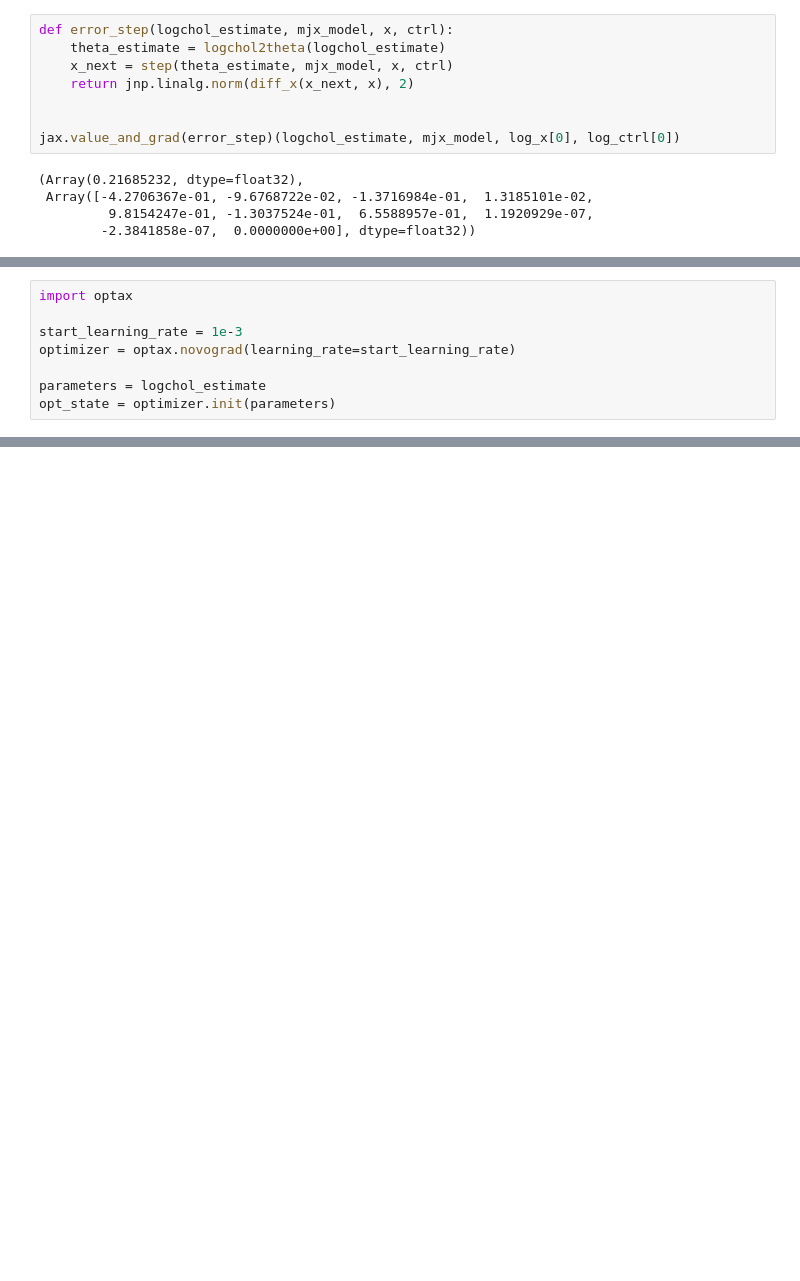
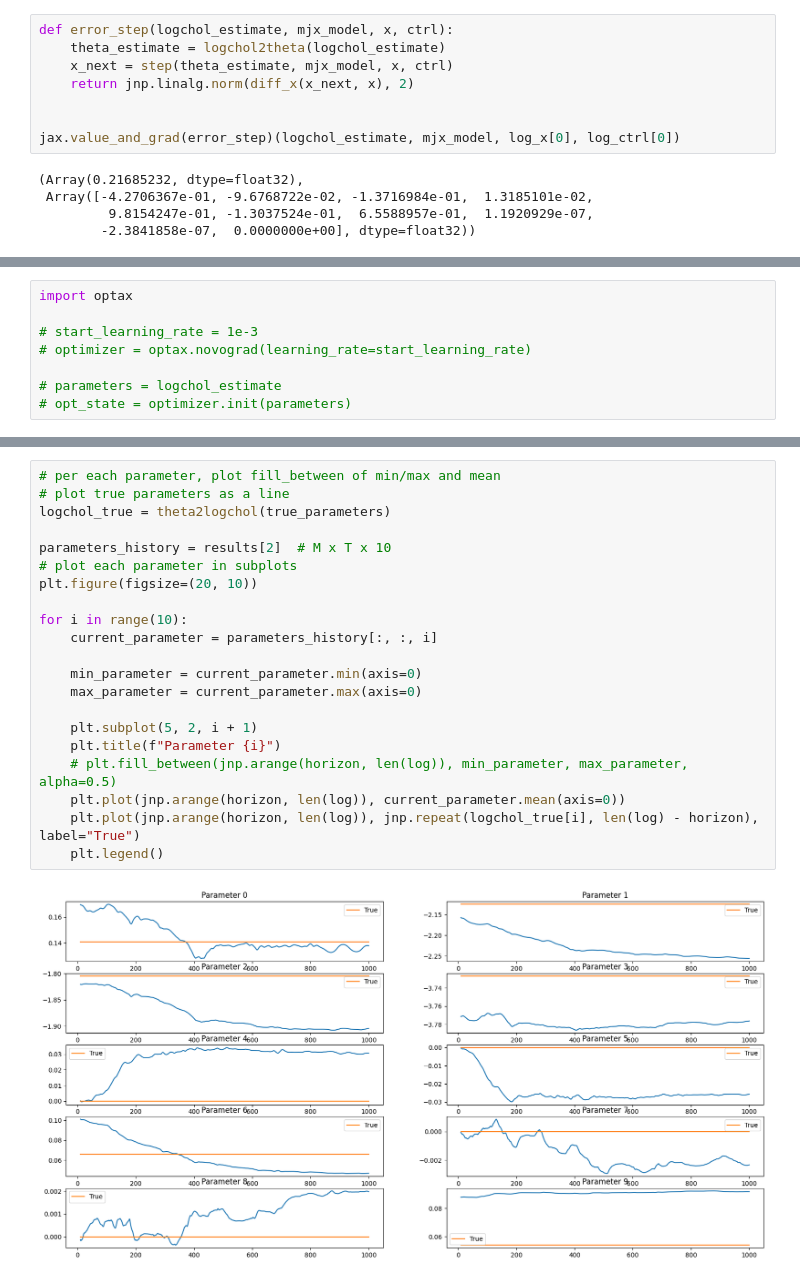
Before and after one commit to lvjonok/mujoco-sysid, a Jupyter notebook: examples/opti_loss.ipynb, the cells around one changed output, grey strips where cells are left out. Saved outputs shown, nothing was run; the diff lists cells and outputs as text; blank space fills up the shorter version.

```diff
--- a/examples/opti_loss.ipynb
+++ b/examples/opti_loss.ipynb
@@ -99,11 +99,11 @@ error_rollout_compiled = jax.jit(jax.value_and_grad(error_rollout))
 # %%
 import optax
 
-start_learning_rate = 1e-3
-optimizer = optax.novograd(learning_rate=start_learning_rate)
+# start_learning_rate = 1e-3
+# optimizer = optax.novograd(learning_rate=start_learning_rate)
 
-parameters = logchol_estimate
-opt_state = optimizer.init(parameters)
+# parameters = logchol_estimate
+# opt_state = optimizer.init(parameters)
 # %%
 horizon = 10
 
@@ -136,0 +199,23 @@ LogChol distance: 0.4592592120170593
+# %%
+# per each parameter, plot fill_between of min/max and mean
+# plot true parameters as a line
+logchol_true = theta2logchol(true_parameters)
+
+parameters_history = results[2]  # M x T x 10
+# plot each parameter in subplots
+plt.figure(figsize=(20, 10))
+
+for i in range(10):
+    current_parameter = parameters_history[:, :, i]
+
+    min_parameter = current_parameter.min(axis=0)
+    max_parameter = current_parameter.max(axis=0)
+
+    plt.subplot(5, 2, i + 1)
+    plt.title(f"Parameter {i}")
+    # plt.fill_between(jnp.arange(horizon, len(log)), min_parameter, max_parameter, alpha=0.5)
+    plt.plot(jnp.arange(horizon, len(log)), current_parameter.mean(axis=0))
+    plt.plot(jnp.arange(horizon, len(log)), jnp.repeat(logchol_true[i], len(log) - horizon), label="True")
+    plt.legend()
+# %% [output]
+[figure, added]
```
Also changed, not shown: parts of 14 cells of this notebook.
